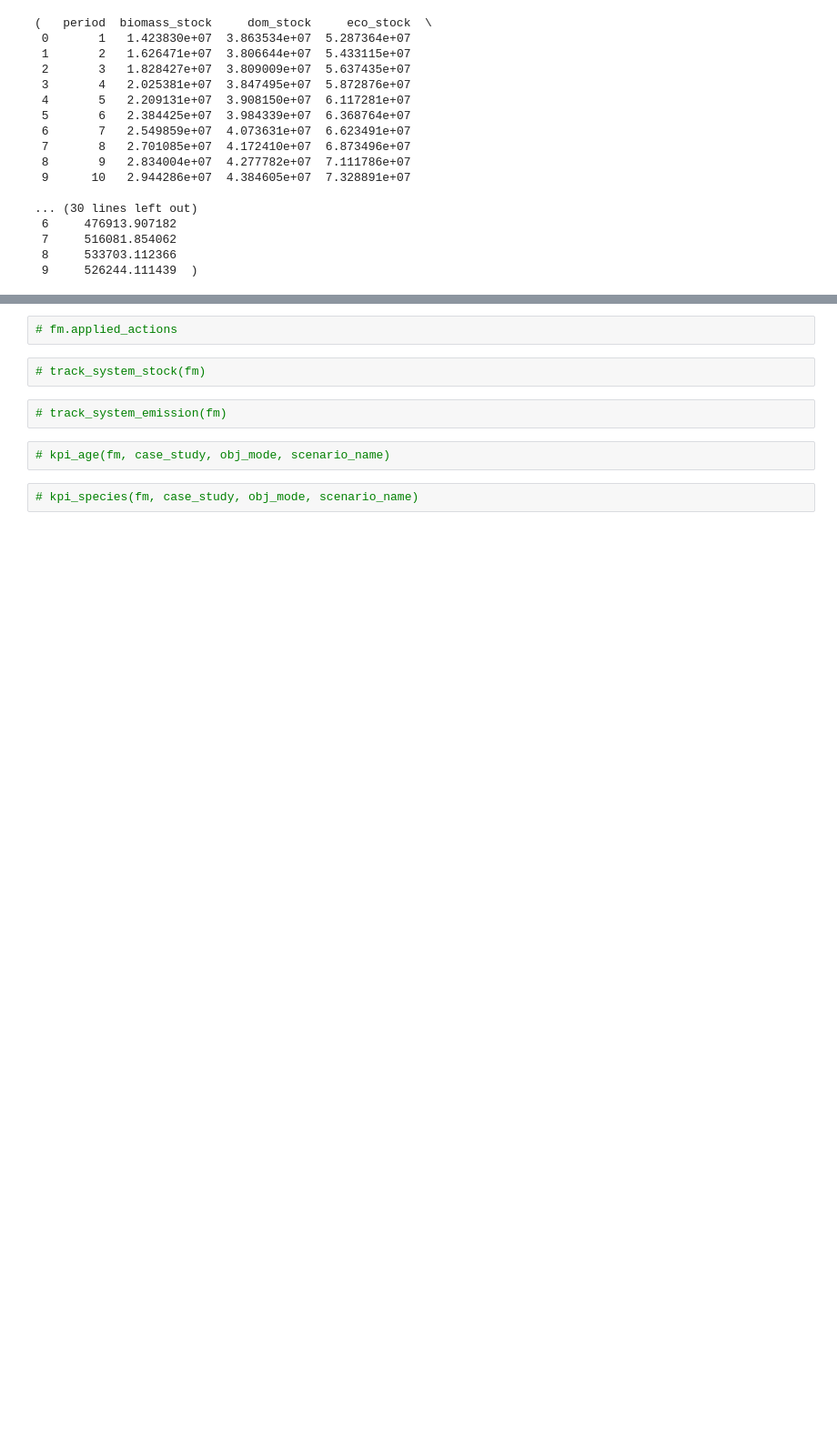
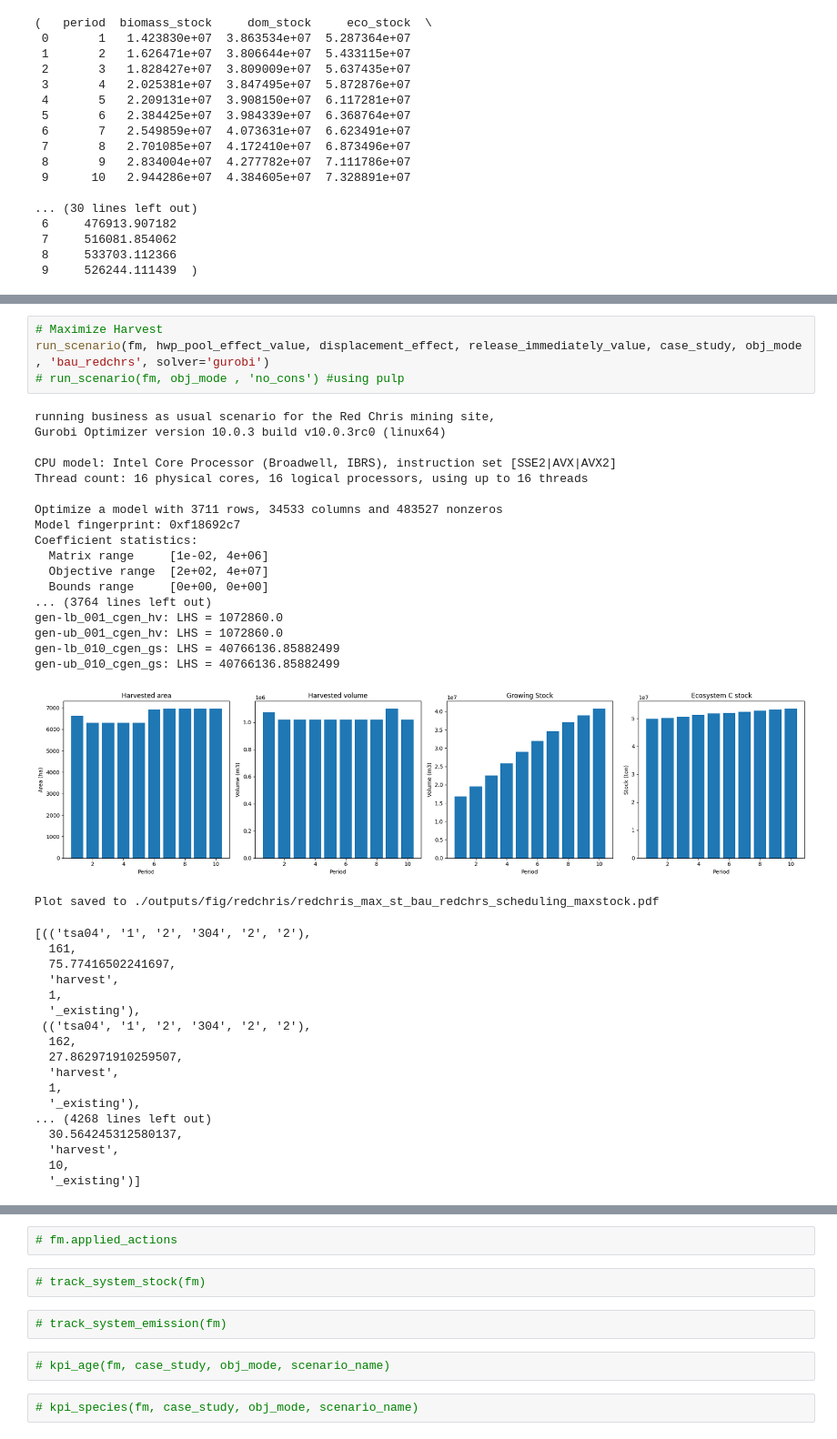
Before and after one commit to UBC-FRESH/nbds_mining, a Jupyter notebook: test_dss_build_scenarios_detailed.ipynb, the cells around one changed output, grey strips where cells are left out. Shown at 91% size. Cells and saved outputs as stored; diff of their text form; blank space fills up the shorter version.

Commit message:
create scenarios

```diff
--- a/test_dss_build_scenarios_detailed.ipynb
+++ b/test_dss_build_scenarios_detailed.ipynb
@@ -620,3 +622,44 @@ Plot saved to ./outputs/fig/redchris/redchris_max_st_no_cons_scheduling_maxstock
   'harvest',
   10,
   '_existing')]
+# %%
+# Maximize Harvest
+run_scenario(fm, hwp_pool_effect_value, displacement_effect, release_immediately_value, case_study, obj_mode , 'bau_redchrs', solver='gurobi')
+# run_scenario(fm, obj_mode , 'no_cons') #using pulp
+# %% [output]
+running business as usual scenario for the Red Chris mining site,
+Gurobi Optimizer version 10.0.3 build v10.0.3rc0 (linux64)
+
+CPU model: Intel Core Processor (Broadwell, IBRS), instruction set [SSE2|AVX|AVX2]
+Thread count: 16 physical cores, 16 logical processors, using up to 16 threads
+
+Optimize a model with 3711 rows, 34533 columns and 483527 nonzeros
+Model fingerprint: 0xf18692c7
+Coefficient statistics:
+  Matrix range     [1e-02, 4e+06]
+  Objective range  [2e+02, 4e+07]
+  Bounds range     [0e+00, 0e+00]
+... (3764 lines left out)
+gen-lb_001_cgen_hv: LHS = 1072860.0
+gen-ub_001_cgen_hv: LHS = 1072860.0
+gen-lb_010_cgen_gs: LHS = 40766136.85882499
+gen-ub_010_cgen_gs: LHS = 40766136.85882499
+[figure, added]
+Plot saved to ./outputs/fig/redchris/redchris_max_st_bau_redchrs_scheduling_maxstock.pdf
+[(('tsa04', '1', '2', '304', '2', '2'),
+  161,
+  75.77416502241697,
+  'harvest',
+  1,
+  '_existing'),
+ (('tsa04', '1', '2', '304', '2', '2'),
+  162,
+  27.862971910259507,
+  'harvest',
+  1,
+  '_existing'),
+... (4268 lines left out)
+  30.564245312580137,
+  'harvest',
+  10,
+  '_existing')]
```
Also changed, not shown: parts of 13 cells of this notebook, 25 other files.
